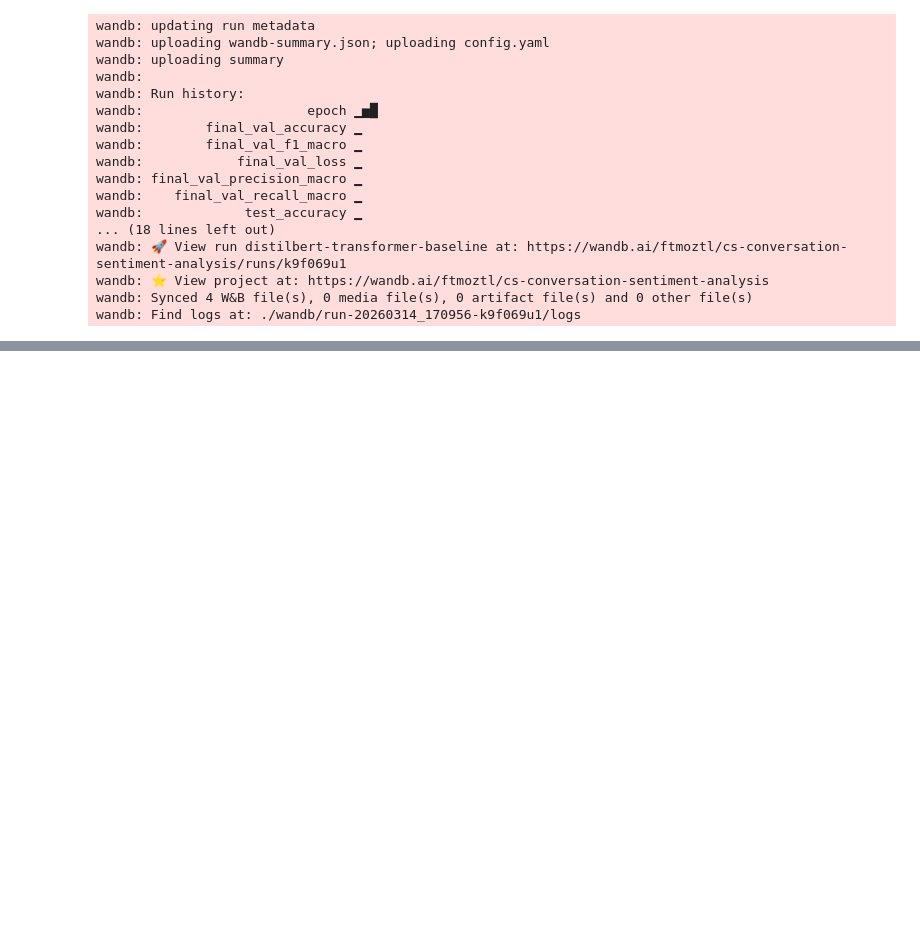
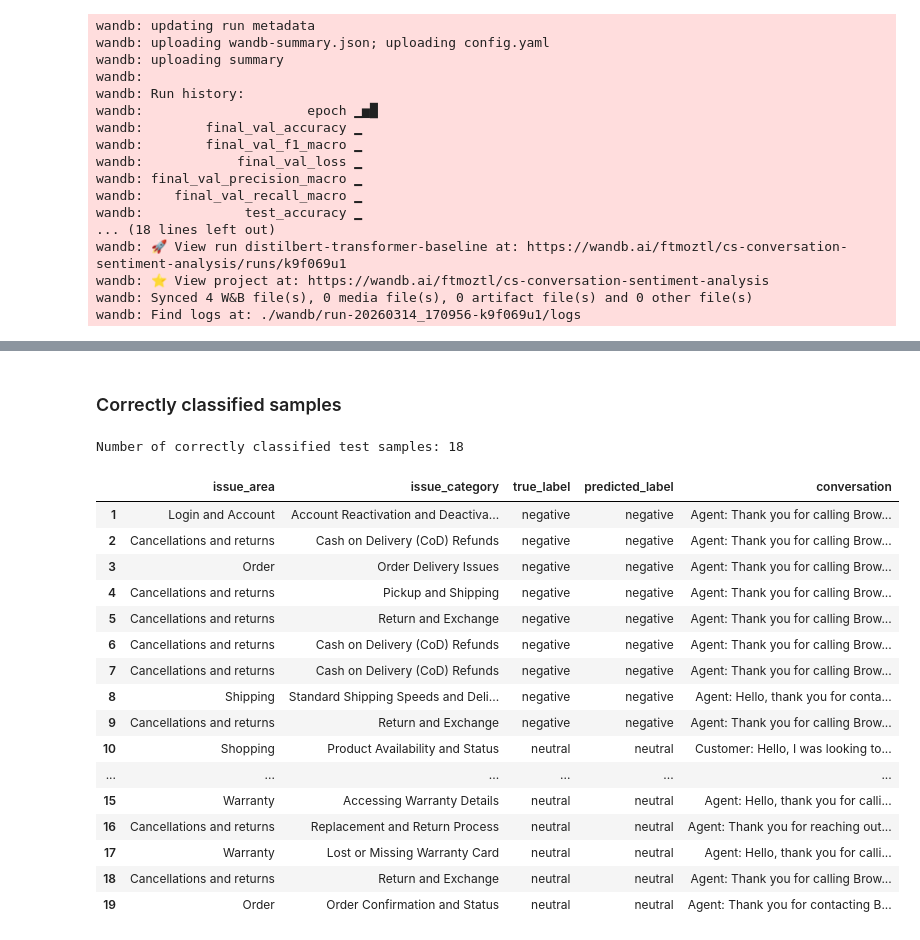
Before and after one commit to ftmoztl/cs-conversation-sentiment-analysis, a Jupyter notebook: analysis/model-transformer.ipynb, the cells around one changed output, grey strips where cells are left out. Saved outputs shown, nothing was run; the diff lists cells and outputs as text; code cells hidden in the pictures; blank space fills up the shorter version.

```diff
--- a/analysis/model-transformer.ipynb
+++ b/analysis/model-transformer.ipynb
@@ -604,0 +672,25 @@ wandb: Find logs at: ./wandb/run-20260314_170956-k9f069u1/logs
+# %% [markdown]
+### Correctly classified samples
+# %%
+correct_df = test_results_df[test_results_df["is_correct"]].copy()
+print("Number of correctly classified test samples:", len(correct_df))
+display(correct_df[["issue_area", "issue_category", "true_label", "predicted_label", "conversation"]])
+# %% [output]
+Number of correctly classified test samples: 18
+|  | issue_area | issue_category | true_label | predicted_label | conversation |
+| 1 | Login and Account | Account Reactivation and Deactiva... | negative | negative | Agent: Thank you for calling Brow... |
+| 2 | Cancellations and returns | Cash on Delivery (CoD) Refunds | negative | negative | Agent: Thank you for calling Brow... |
+| 3 | Order | Order Delivery Issues | negative | negative | Agent: Thank you for calling Brow... |
+| 4 | Cancellations and returns | Pickup and Shipping | negative | negative | Agent: Thank you for calling Brow... |
+| 5 | Cancellations and returns | Return and Exchange | negative | negative | Agent: Thank you for calling Brow... |
+| 6 | Cancellations and returns | Cash on Delivery (CoD) Refunds | negative | negative | Agent: Thank you for calling Brow... |
+| 7 | Cancellations and returns | Cash on Delivery (CoD) Refunds | negative | negative | Agent: Thank you for calling Brow... |
+| 8 | Shipping | Standard Shipping Speeds and Deli... | negative | negative | Agent: Hello, thank you for conta... |
+| 9 | Cancellations and returns | Return and Exchange | negative | negative | Agent: Thank you for calling Brow... |
+| 10 | Shopping | Product Availability and Status | neutral | neutral | Customer: Hello, I was looking to... |
+| ... | ... | ... | ... | ... | ... |
+| 15 | Warranty | Accessing Warranty Details | neutral | neutral | Agent: Hello, thank you for calli... |
+| 16 | Cancellations and returns | Replacement and Return Process | neutral | neutral | Agent: Thank you for reaching out... |
+| 17 | Warranty | Lost or Missing Warranty Card | neutral | neutral | Agent: Hello, thank you for calli... |
+| 18 | Cancellations and returns | Return and Exchange | neutral | neutral | Agent: Thank you for calling Brow... |
+| 19 | Order | Order Confirmation and Status | neutral | neutral | Agent: Thank you for contacting B... |
```
Also changed, not shown: parts of 11 cells of this notebook.
